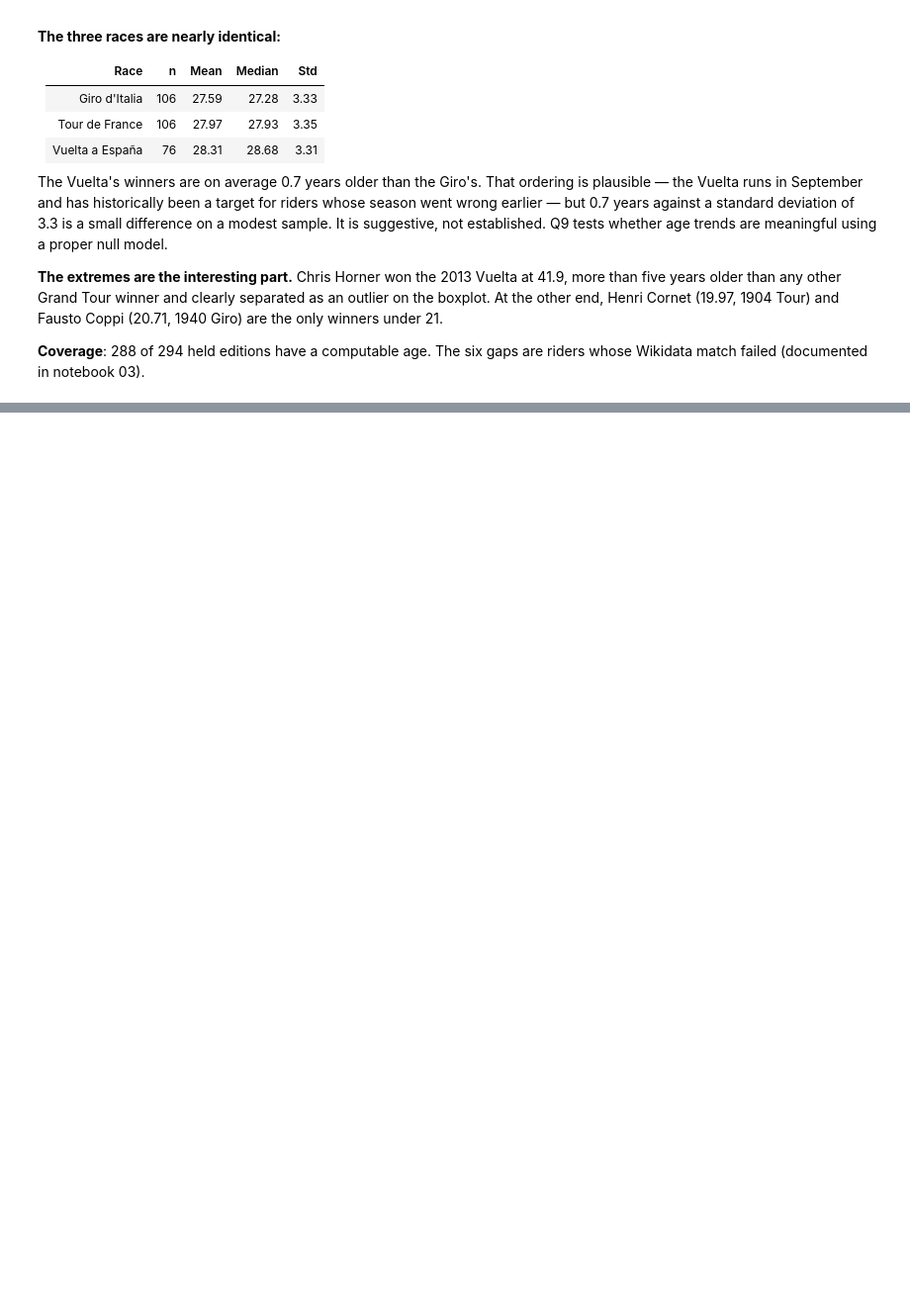
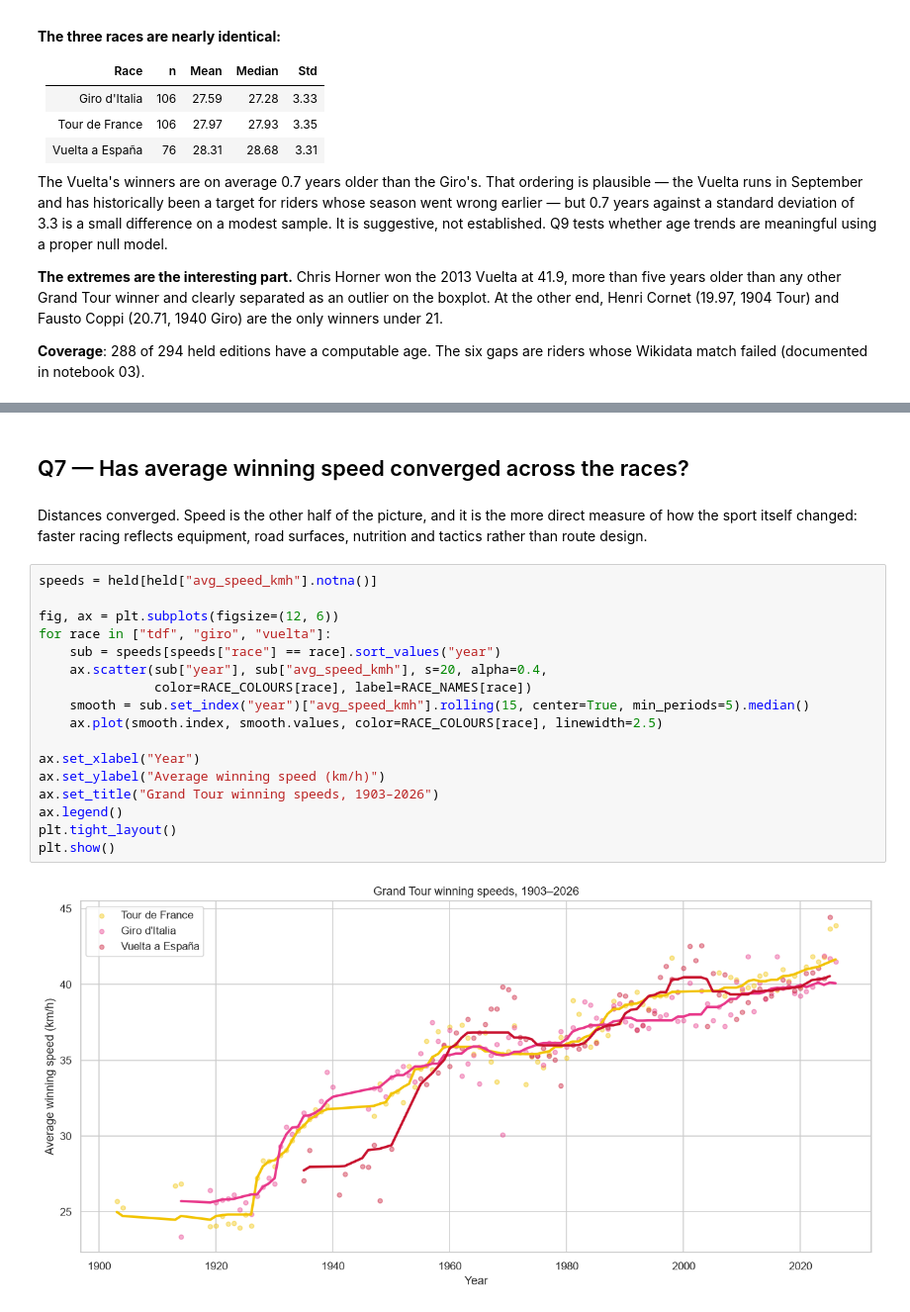
Before and after one commit to J41r0Ps/Project_DataScience_2025-2026, a Jupyter notebook: notebooks/04_analysis.ipynb, the cells around one changed output, grey strips where cells are left out. Shown at 99% size. Saved outputs shown, nothing was run; the diff lists cells and outputs as text; blank space fills up the shorter version.

```diff
--- a/notebooks/04_analysis.ipynb
+++ b/notebooks/04_analysis.ipynb
@@ -475,0 +562,25 @@ Wikidata match failed (documented in notebook 03).
+# %% [markdown]
+## Q7 — Has average winning speed converged across the races?
+# %% [markdown]
+Distances converged. Speed is the other half of the picture, and it is the more direct measure
+of how the sport itself changed: faster racing reflects equipment, road surfaces, nutrition and
+tactics rather than route design.
+# %%
+speeds = held[held["avg_speed_kmh"].notna()]
+
+fig, ax = plt.subplots(figsize=(12, 6))
+for race in ["tdf", "giro", "vuelta"]:
+    sub = speeds[speeds["race"] == race].sort_values("year")
+    ax.scatter(sub["year"], sub["avg_speed_kmh"], s=20, alpha=0.4,
+               color=RACE_COLOURS[race], label=RACE_NAMES[race])
+    smooth = sub.set_index("year")["avg_speed_kmh"].rolling(15, center=True, min_periods=5).median()
+    ax.plot(smooth.index, smooth.values, color=RACE_COLOURS[race], linewidth=2.5)
+
+ax.set_xlabel("Year")
+ax.set_ylabel("Average winning speed (km/h)")
+ax.set_title("Grand Tour winning speeds, 1903–2026")
+ax.legend()
+plt.tight_layout()
+plt.show()
+# %% [output]
+[figure, added]
```
Also changed, not shown: parts of 28 cells of this notebook.
